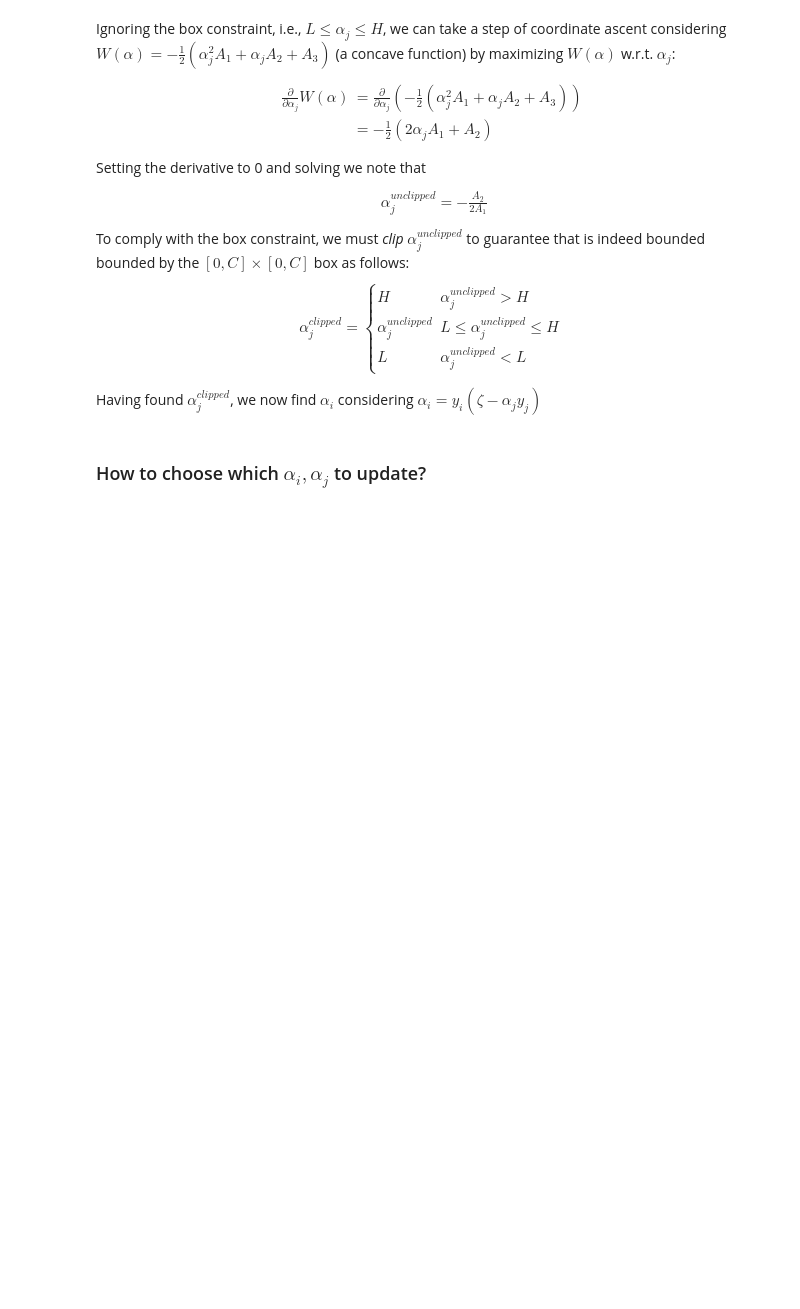
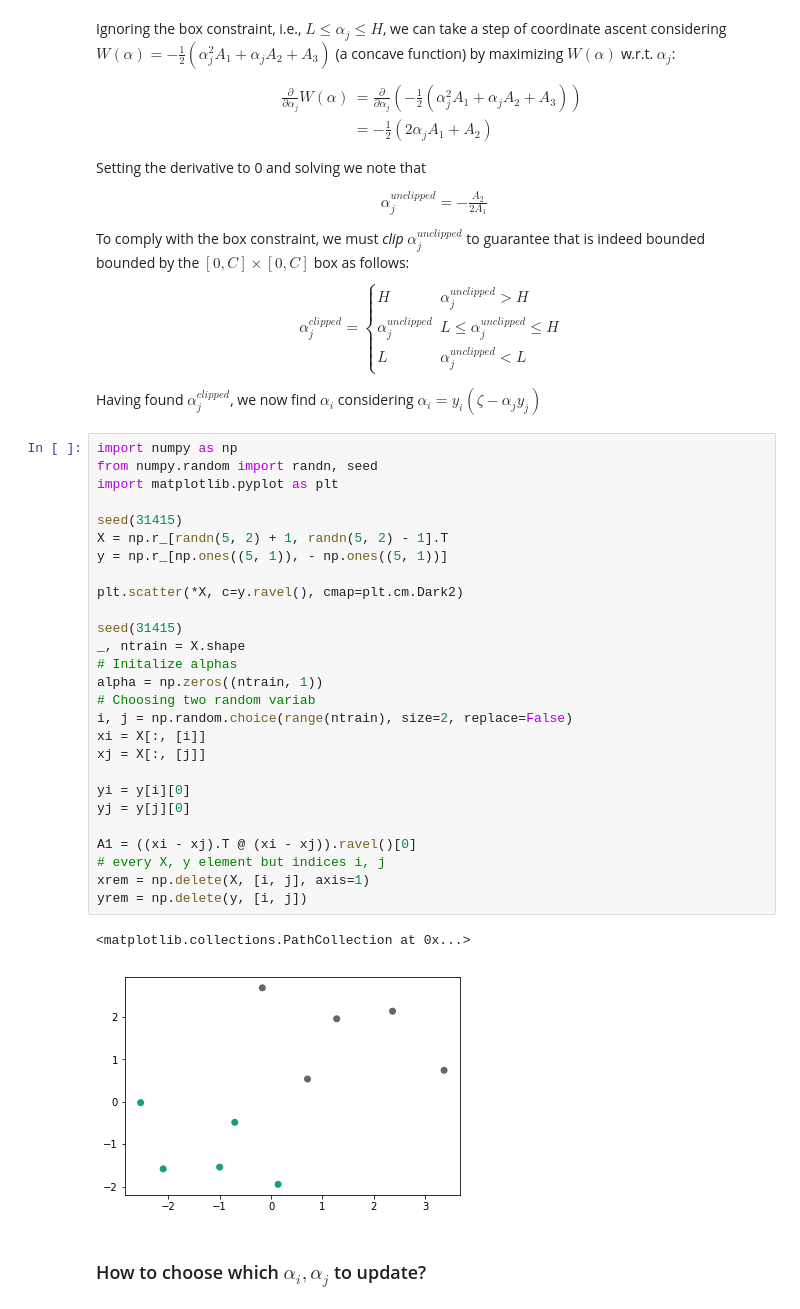
Before and after one commit to gerdm/machine_learning, a Jupyter notebook: implementations/svm/svm_notebook.ipynb, the cells around one changed output. Cells and saved outputs as stored; diff of their text form; blank space fills up the shorter version.

Commit message:
begin smo implementation with random i,j indices

```diff
--- a/implementations/svm/svm_notebook.ipynb
+++ b/implementations/svm/svm_notebook.ipynb
@@ -190,5 +199,35 @@ $$
 $$
 
 Having found $\alpha_j^{clipped}$, we now find $\alpha_i$ considering $\alpha_i = y_i(\zeta - \alpha_j y_j)$
+# %%
+import numpy as np
+from numpy.random import randn, seed
+import matplotlib.pyplot as plt
+
+seed(31415)
+X = np.r_[randn(5, 2) + 1, randn(5, 2) - 1].T
+y = np.r_[np.ones((5, 1)), - np.ones((5, 1))]
+
+plt.scatter(*X, c=y.ravel(), cmap=plt.cm.Dark2)
+
+seed(31415)
+_, ntrain = X.shape
+# Initalize alphas
+alpha = np.zeros((ntrain, 1))
+# Choosing two random variab
+i, j = np.random.choice(range(ntrain), size=2, replace=False)
+xi = X[:, [i]]
+xj = X[:, [j]]
+
+yi = y[i][0]
+yj = y[j][0]
+
+A1 = ((xi - xj).T @ (xi - xj)).ravel()[0]
+# every X, y element but indices i, j
+xrem = np.delete(X, [i, j], axis=1)
+yrem = np.delete(y, [i, j])
+# %% [output]
+<matplotlib.collections.PathCollection at 0x...>
+[figure, added]
 # %% [markdown]
 ### How to choose which $\alpha_i, \alpha_j$ to update?
```
Also changed, not shown: parts of 1 cell of this notebook.
